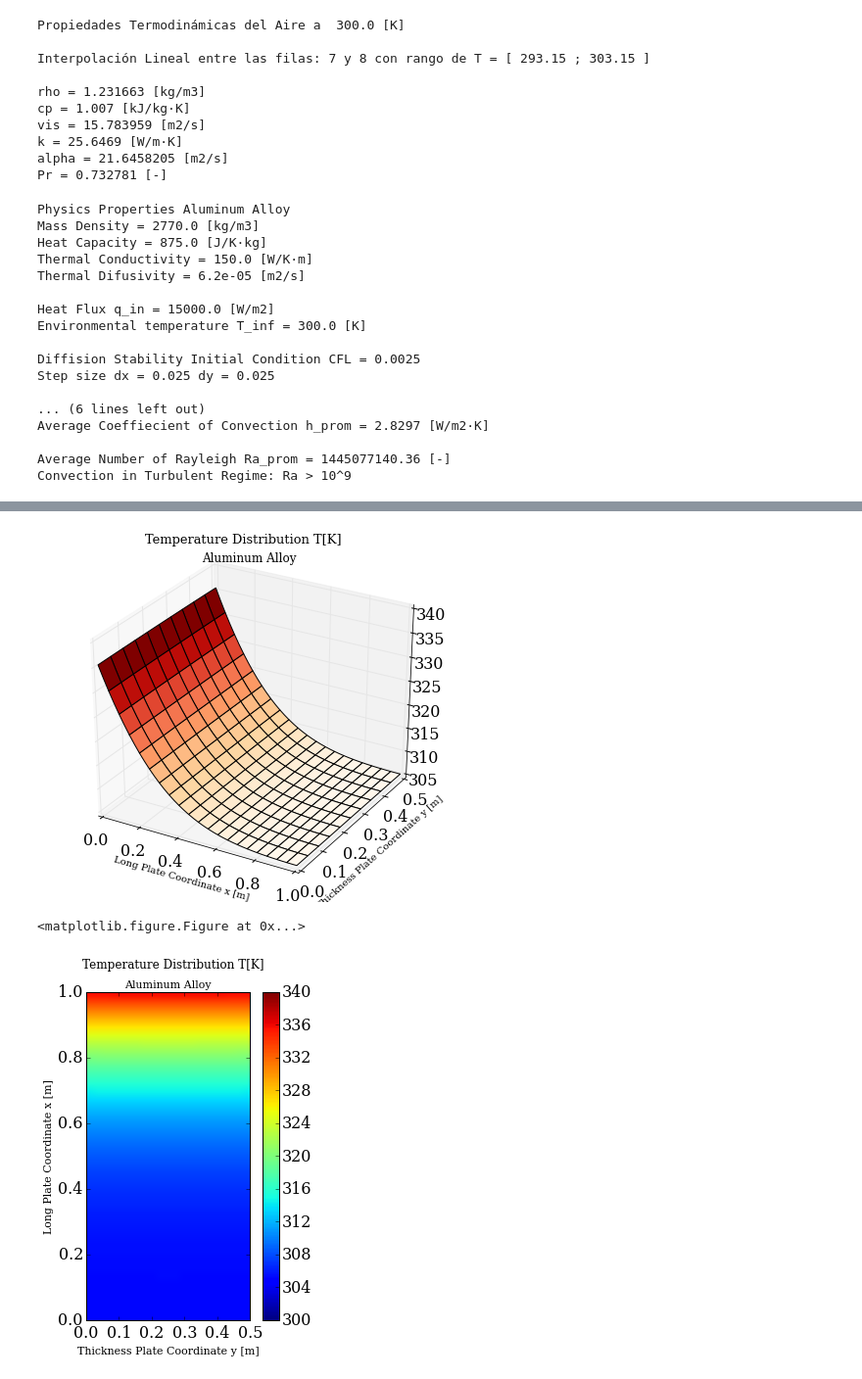
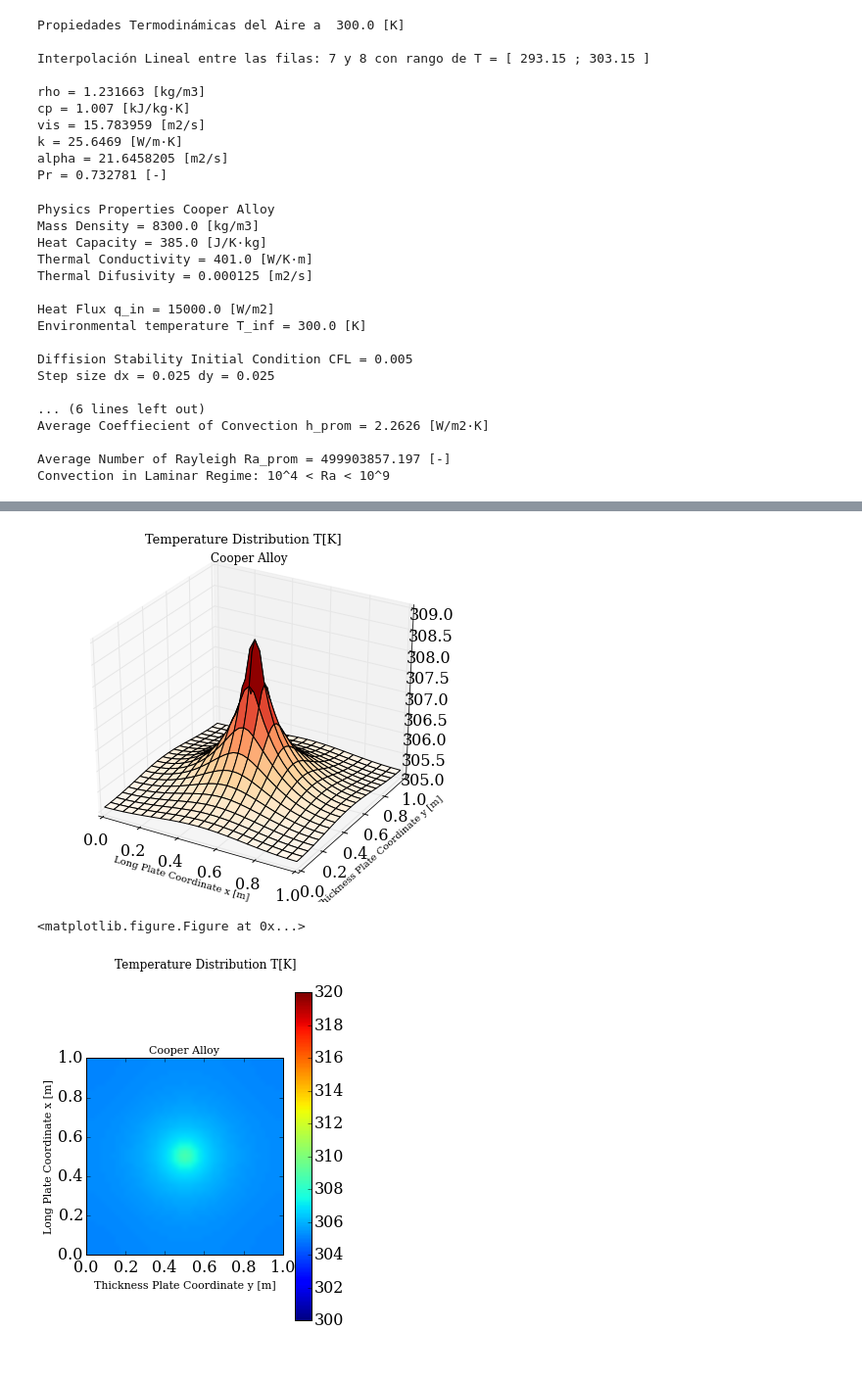
Before and after one commit to bunout/comsol_cctval, a Jupyter notebook: Project Refrigeration with Liquid Helium/Cryostat Design/Convection on Heat Diffuser Plate (h local).ipynb, the cells around one changed output, grey strips where cells are left out. Shown at 98% size. Cells and saved outputs as stored; diff of their text form; code cells hidden in the pictures.

Commit message:
heat source

```diff
--- a/Project Refrigeration with Liquid Helium/Cryostat Design/Convection on Heat Diffuser Plate (h local).ipynb
+++ b/Project Refrigeration with Liquid Helium/Cryostat Design/Convection on Heat Diffuser Plate (h local).ipynb
@@ -364,15 +364,15 @@ def euler_explicito(T, dt, dx, dy, nx, ny, alpha, k, X_h_Morgan, T_aux, T_down,
         #centro del dominio, add heat source on center
         for i in range(1,nx-1):
             for j in range(1,ny-1):
-                T[i,j] = (1 - 4*alpha*dt/dx**2)*T_aux[i,j] + (alpha*dt/dx**2)*(T_aux[i-1,j] + T_aux[i+1,j] + T_aux[i,j-1] + T_aux[i,j+1])
+                #T[i,j] = (1 - 4*alpha*dt/dx**2)*T_aux[i,j] + (alpha*dt/dx**2)*(T_aux[i-1,j] + T_aux[i+1,j] + T_aux[i,j-1] + T_aux[i,j+1])
 
-                #if i > int(nx/2-2) and i < int(nx/2+2):
-                    #if j > int(ny/2-2) and j < int(ny/2+2):
-                        #T[i,j] = (1 - 4*alpha*dt/dx**2)*T_aux[i,j] + (alpha*dt/dx**2)*(T_aux[i-1,j] + T_aux[i+1,j] + T_aux[i,j-1] + T_aux[i,j+1]) + alpha*q_in/k
-                    #else:
-                        #T[i,j] = (1 - 4*alpha*dt/dx**2)*T_aux[i,j] + (alpha*dt/dx**2)*(T_aux[i-1,j] + T_aux[i+1,j] + T_aux[i,j-1] + T_aux[i,j+1])
-                #else:
-                     #T[i,j] = (1 - 4*alpha*dt/dx**2)*T_aux[i,j] + (alpha*dt/dx**2)*(T_aux[i-1,j] + T_aux[i+1,j] + T_aux[i,j-1] + T_aux[i,j+1])
+                if i > int(nx/2-2) and i < int(nx/2+2):
+                    if j > int(ny/2-2) and j < int(ny/2+2):
+                        T[i,j] = (1 - 4*alpha*dt/dx**2)*T_aux[i,j] + (alpha*dt/dx**2)*(T_aux[i-1,j] + T_aux[i+1,j] + T_aux[i,j-1] + T_aux[i,j+1]) + alpha*q_in/k
+                    else:
+                        T[i,j] = (1 - 4*alpha*dt/dx**2)*T_aux[i,j] + (alpha*dt/dx**2)*(T_aux[i-1,j] + T_aux[i+1,j] + T_aux[i,j-1] + T_aux[i,j+1])
+                else:
+                     T[i,j] = (1 - 4*alpha*dt/dx**2)*T_aux[i,j] + (alpha*dt/dx**2)*(T_aux[i-1,j] + T_aux[i+1,j] + T_aux[i,j-1] + T_aux[i,j+1])
 
 
         return T
@@ -383,8 +383,8 @@ def euler_explicito(T, dt, dx, dy, nx, ny, alpha, k, X_h_Morgan, T_aux, T_down,
 def temp_left(T_left, T, dt, dx, dy, nx, ny, alpha, k, q_in, X_h_Morgan, T_inf, T_aux):
 
     for j in range(0,ny):
-        T_left[j] =  T_aux[1,j] + (2*dx/k)*q_in #Heat Flux Inlet
-        #T_left[j] =  T_aux[1,j] + (2*X_h_Morgan[0,j]*dy/k)*(T_inf - T_aux[0,j]) #Wall in Convection
+        #T_left[j] =  T_aux[1,j] + (2*dx/k)*q_in #Heat Flux Inlet
+        T_left[j] =  T_aux[1,j] + (2*X_h_Morgan[0,j]*dy/k)*(T_inf - T_aux[0,j]) #Wall in Convection
     return T_left
 
 #temp. fict. borde derecho
@@ -629,8 +629,8 @@ from math import pi
 
 #definición dimensiones principales
 lx = 1.0
-ly = 0.5
-lt = 1200.
+ly = 1.0
+lt = 500.
 
 dx = 0.025
 dy = 0.025
@@ -658,7 +658,7 @@ material[5] = np.array(["Tungsteno", 19300., 132., 174., 174./(19300.*132.)])
 aprox = np.empty(len(material), dtype=object)
 
 #for m in range(len(material)):
-for m in range(1,2):
+for m in range(0,1):
 
     #seleciión de material
 
@@ -981,7 +981,7 @@ for m in range(1,2):
     plt.figure()
     plt.subplots(figsize=(4.5,6))
     #Definition of variable to graph
-    fig = plt.imshow((aprox[m]),extent=[0,ly,0,lx], clim = (300.,340.))
+    fig = plt.imshow((aprox[m]),extent=[0,ly,0,lx], clim = (300.,320.))
     #Definition of the graph legends
     plt.suptitle(u"Temperature Distribution T[K]", fontsize = 12,fontweight = 'medium', va = 'top')
     plt.title(material[m][0], fontsize= 11)
@@ -994,20 +994,20 @@ for m in range(1,2):
 
 ########################################################
 # %% [output]
-Physics Properties Aluminum Alloy
-Mass Density = 2770.0 [kg/m3]
-Heat Capacity = 875.0 [J/K·kg]
-Thermal Conductivity = 150.0 [W/K·m]
-Thermal Difusivity = 6.2e-05 [m2/s]
+Physics Properties Cooper Alloy
+Mass Density = 8300.0 [kg/m3]
+Heat Capacity = 385.0 [J/K·kg]
+Thermal Conductivity = 401.0 [W/K·m]
+Thermal Difusivity = 0.000125 [m2/s]
 
 Heat Flux q_in = 15000.0 [W/m2]
 Environmental temperature T_inf = 300.0 [K]
 
-Diffision Stability Initial Condition CFL = 0.0025
+Diffision Stability Initial Condition CFL = 0.005
 Step size dx = 0.025 dy = 0.025
 
 ... (6 lines left out)
-Average Coeffiecient of Convection h_prom = 2.8297 [W/m2·K]
+Average Coeffiecient of Convection h_prom = 2.2626 [W/m2·K]
 
-Average Number of Rayleigh Ra_prom = 1445077140.36 [-]
-Convection in Turbulent Regime: Ra > 10^9
+Average Number of Rayleigh Ra_prom = 499903857.197 [-]
+Convection in Laminar Regime: 10^4 < Ra < 10^9
@@ -1015,3 +1015,3 @@ Convection in Turbulent Regime: Ra > 10^9
-[figure, old version]
+[figure, new version]
 <matplotlib.figure.Figure at 0x...>
-[figure, old version]
+[figure, new version]
```
Also changed, not shown: parts of 5 cells of this notebook.
